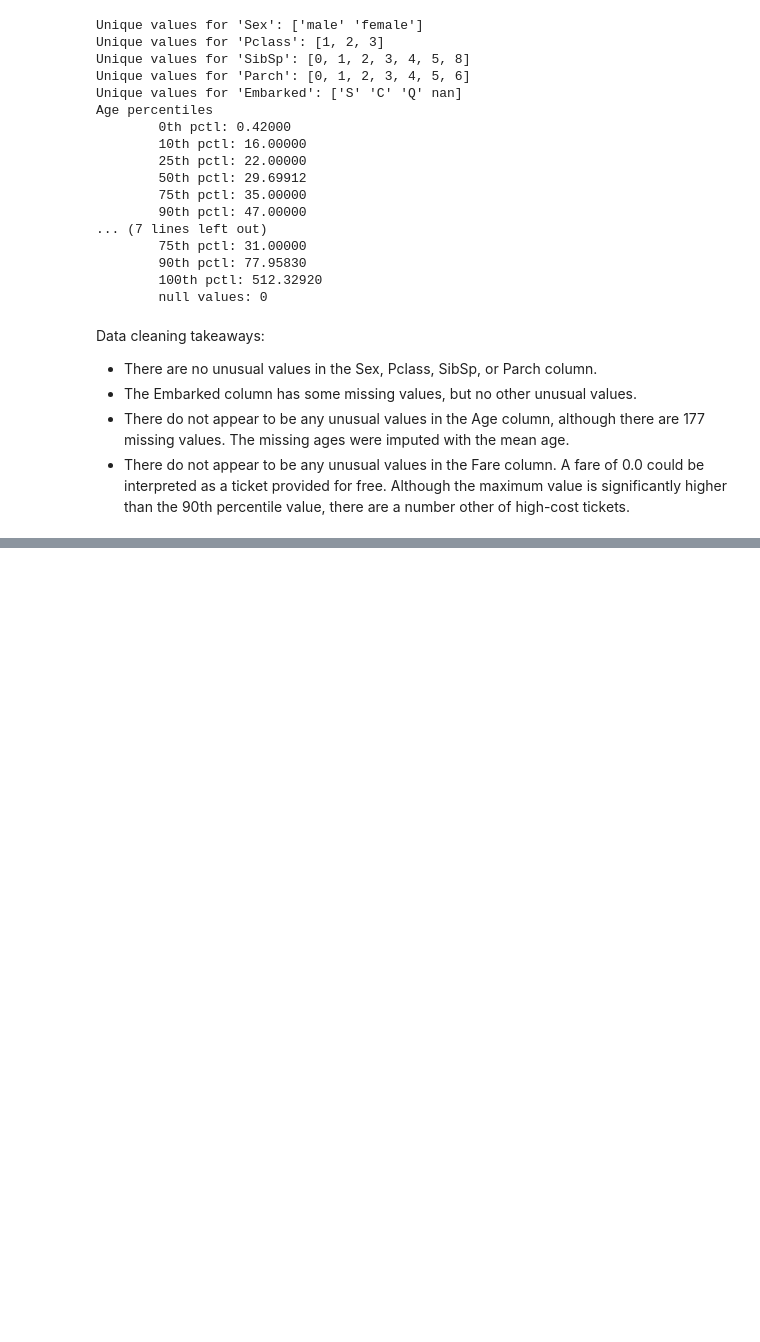
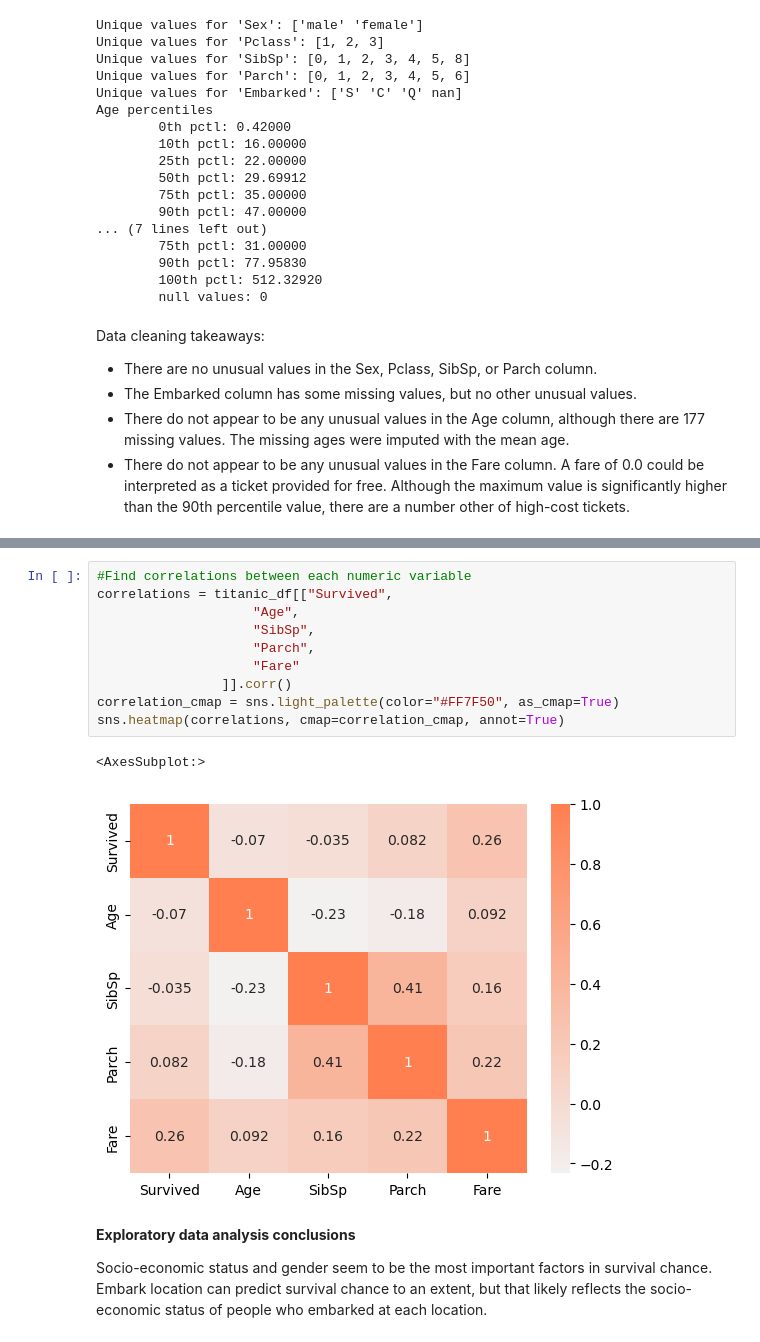
Before and after one commit to mapang02/cse351_final, a Jupyter notebook: final.ipynb, the cells around one changed output, grey strips where cells are left out. Cells and saved outputs as stored; diff of their text form; blank space fills up the shorter version.

Commit message:
Exploratory data analysis WIP

```diff
--- a/final.ipynb
+++ b/final.ipynb
@@ -64,0 +117,17 @@ print("Goodbye!")
+# %%
+#Find correlations between each numeric variable
+correlations = titanic_df[["Survived",
+                    "Age",
+                    "SibSp",
+                    "Parch",
+                    "Fare"
+                ]].corr()
+correlation_cmap = sns.light_palette(color="#FF7F50", as_cmap=True)
+sns.heatmap(correlations, cmap=correlation_cmap, annot=True)
+# %% [output]
+<AxesSubplot:>
+[figure, added]
+# %% [markdown]
+**Exploratory data analysis conclusions**
+
+Socio-economic status and gender seem to be the most important factors in survival chance. Embark location can predict survival chance to an extent, but that likely reflects the socio-economic status of people who embarked at each location.
```
Also changed, not shown: parts of 6 cells of this notebook.
